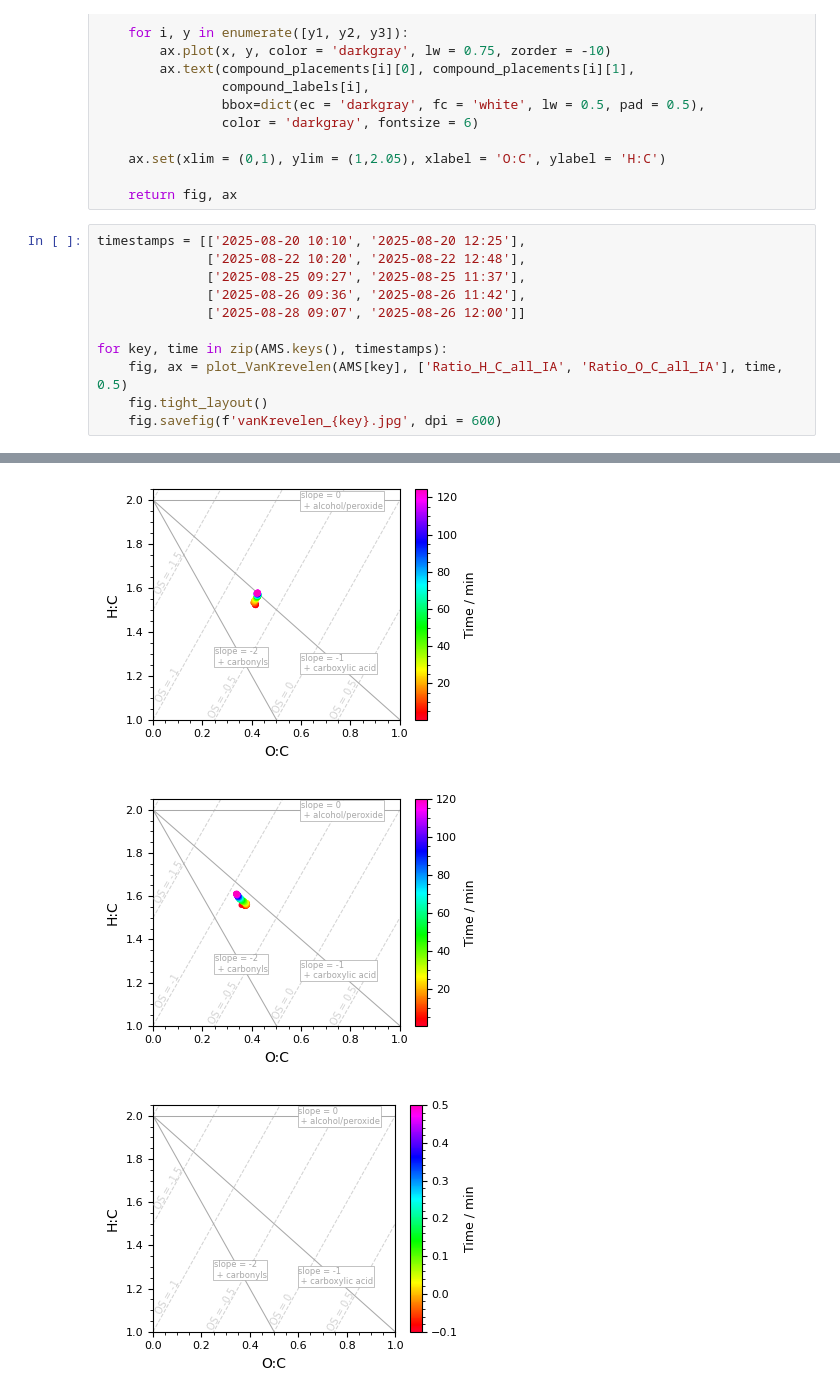
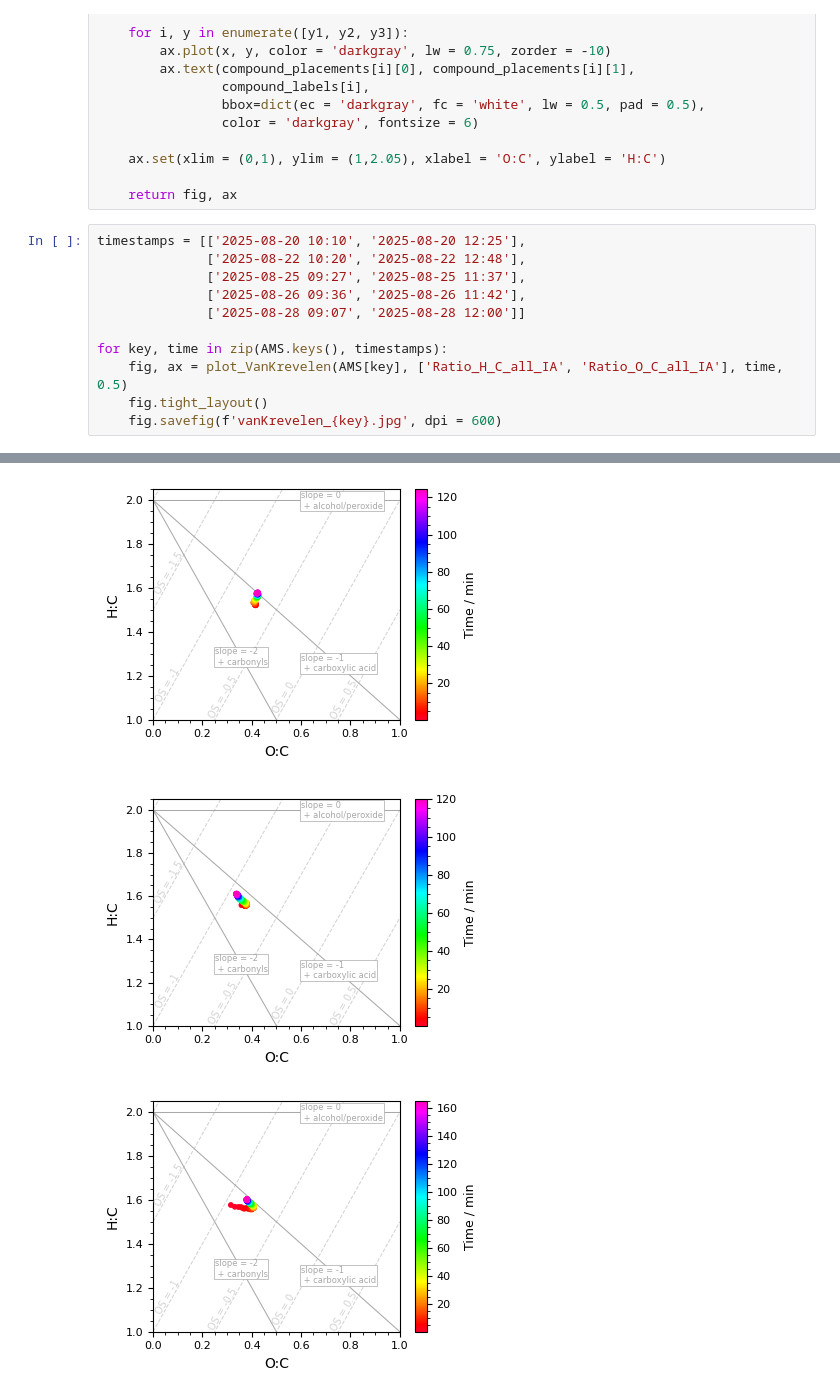
Before and after one commit to Normann25/DataTreatment_PhD, a Jupyter notebook: Sabinene+O3/AMS_elemental.ipynb, the cells around one changed output, grey strips where cells are left out. Cells and saved outputs as stored; diff of their text form.

```diff
--- a/Sabinene+O3/AMS_elemental.ipynb
+++ b/Sabinene+O3/AMS_elemental.ipynb
@@ -92,17 +92,17 @@ def plot_VanKrevelen(df, df_keys, timestamps, run_length):
 # %%
 timestamps = [['2025-08-20 10:10', '2025-08-20 12:25'],
               ['2025-08-22 10:20', '2025-08-22 12:48'],
               ['2025-08-25 09:27', '2025-08-25 11:37'],
               ['2025-08-26 09:36', '2025-08-26 11:42'],
-              ['2025-08-28 09:07', '2025-08-26 12:00']]
+              ['2025-08-28 09:07', '2025-08-28 12:00']]
 
 for key, time in zip(AMS.keys(), timestamps):
     fig, ax = plot_VanKrevelen(AMS[key], ['Ratio_H_C_all_IA', 'Ratio_O_C_all_IA'], time, 0.5)
     fig.tight_layout()
     fig.savefig(f'vanKrevelen_{key}.jpg', dpi = 600)
 # %% [output]
 [figure]
 [figure]
 [figure]
 [figure]
-[figure, old version]
+[figure, new version]
```
